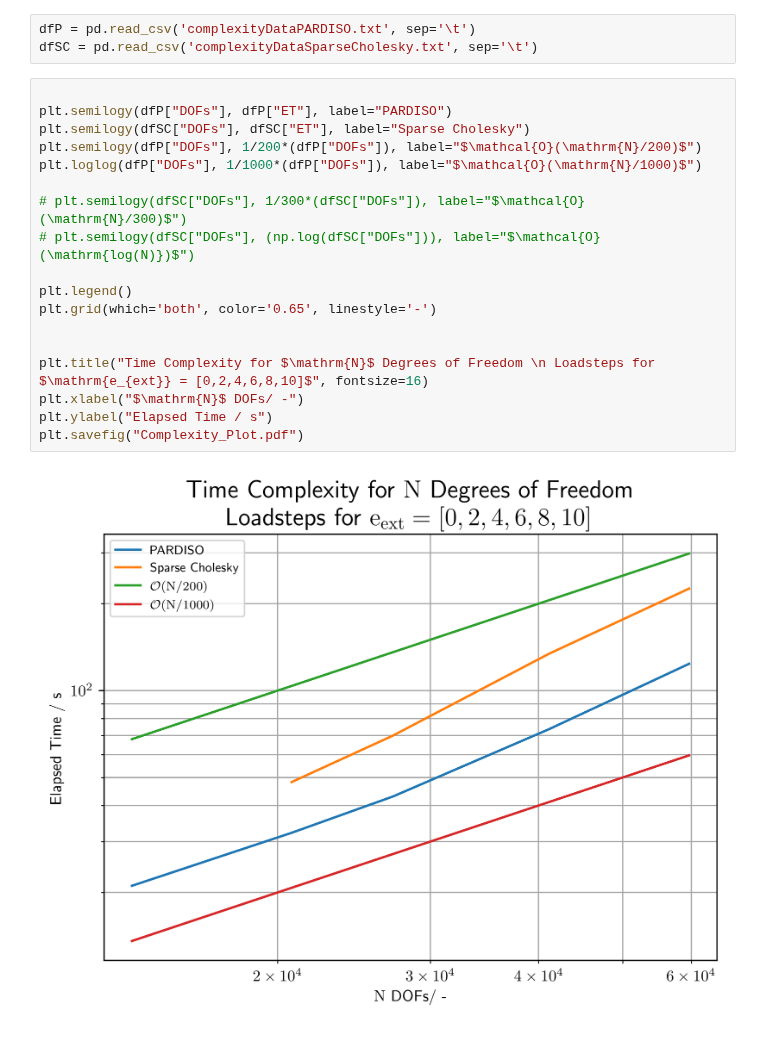
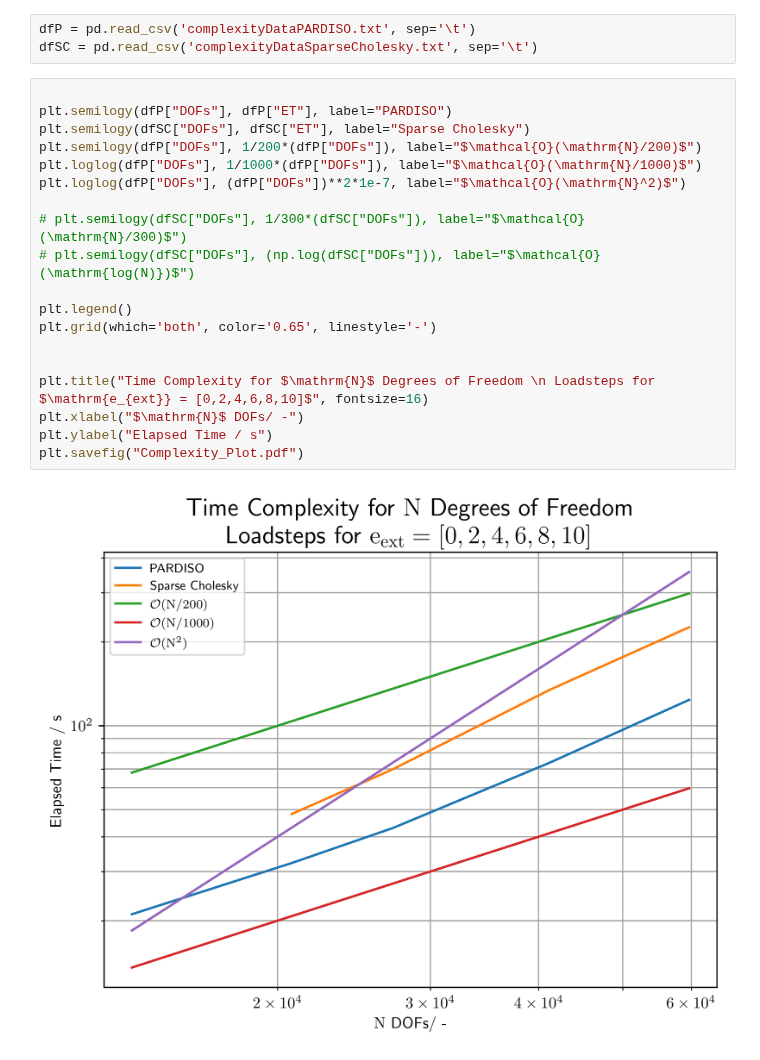
Before and after one commit to tellocam/NLCFP, a Jupyter notebook: UE/UE_plot.ipynb, the cells around one changed output. Cells and saved outputs as stored; diff of their text form.

```diff
--- a/UE/UE_plot.ipynb
+++ b/UE/UE_plot.ipynb
@@ -28,20 +28,21 @@ dfSC = pd.read_csv('complexityDataSparseCholesky.txt', sep='\t')
 # %%
 
 plt.semilogy(dfP["DOFs"], dfP["ET"], label="PARDISO")
 plt.semilogy(dfSC["DOFs"], dfSC["ET"], label="Sparse Cholesky")
 plt.semilogy(dfP["DOFs"], 1/200*(dfP["DOFs"]), label="$\mathcal{O}(\mathrm{N}/200)$")
 plt.loglog(dfP["DOFs"], 1/1000*(dfP["DOFs"]), label="$\mathcal{O}(\mathrm{N}/1000)$")
+plt.loglog(dfP["DOFs"], (dfP["DOFs"])**2*1e-7, label="$\mathcal{O}(\mathrm{N}^2)$")
 
 # plt.semilogy(dfSC["DOFs"], 1/300*(dfSC["DOFs"]), label="$\mathcal{O}(\mathrm{N}/300)$")
 # plt.semilogy(dfSC["DOFs"], (np.log(dfSC["DOFs"])), label="$\mathcal{O}(\mathrm{log(N)})$")
 
 plt.legend()
 plt.grid(which='both', color='0.65', linestyle='-')
 
 
 plt.title("Time Complexity for $\mathrm{N}$ Degrees of Freedom \n Loadsteps for $\mathrm{e_{ext}} = [0,2,4,6,8,10]$", fontsize=16)
 plt.xlabel("$\mathrm{N}$ DOFs/ -")
 plt.ylabel("Elapsed Time / s")
 plt.savefig("Complexity_Plot.pdf")
 # %% [output]
-[figure, old version]
+[figure, new version]
```
Also changed, not shown: 1 other file.
